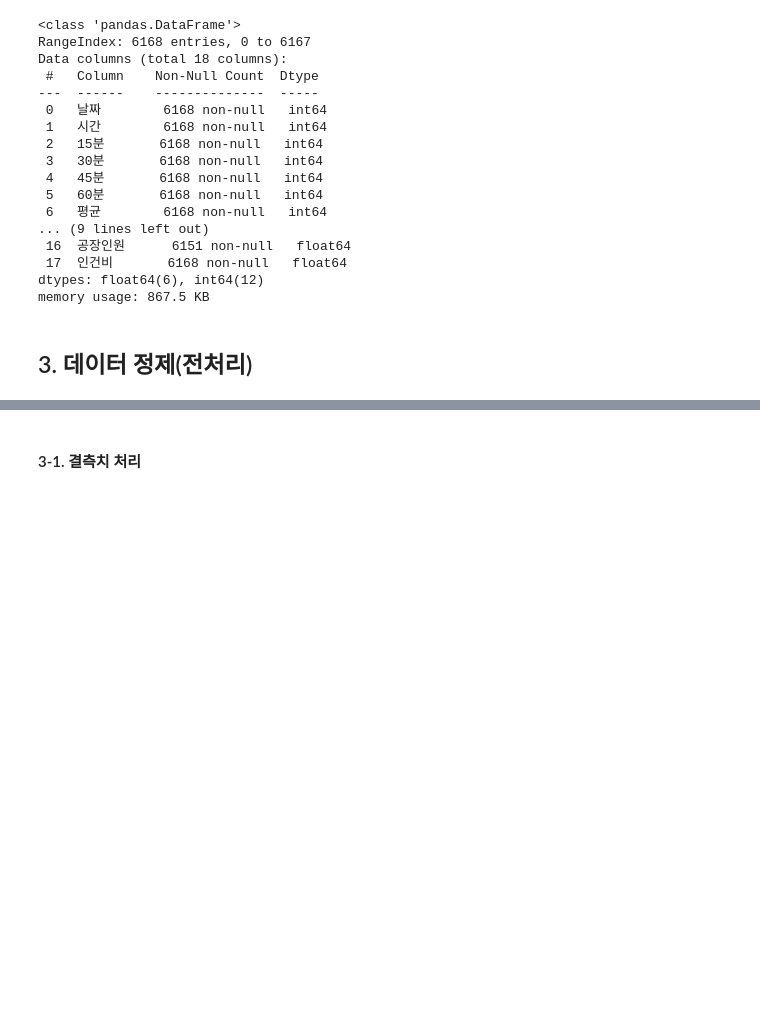
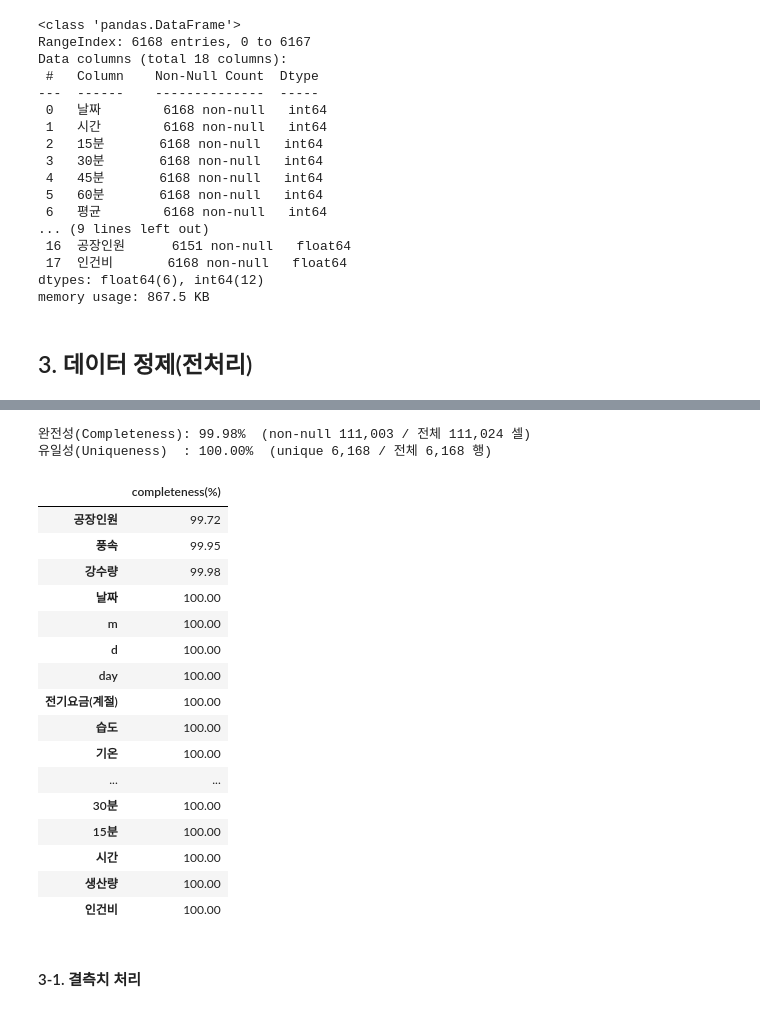
Before and after one commit to SeoHyun1024/kamp-resource-optimization-benchmark, a Jupyter notebook: notebooks/01_preprocessing.ipynb, the cells around one changed output, grey strips where cells are left out. Drawn from its saved outputs; the diff is of its cells as text; code cells hidden in the pictures; blank space fills up the shorter version.

```diff
--- a/notebooks/01_preprocessing.ipynb
+++ b/notebooks/01_preprocessing.ipynb
@@ -51,3 +58,37 @@ memory usage: 867.5 KB
+# %%
+total_cells = df.size
+non_null_cells = df.notna().sum().sum()
+completeness = non_null_cells / total_cells * 100
+
+total_rows = len(df)
+unique_rows = len(df.drop_duplicates())
+uniqueness = unique_rows / total_rows * 100
+
+print(f"완전성(Completeness): {completeness:.2f}%  (non-null {non_null_cells:,} / 전체 {total_cells:,} 셀)")
+print(f"유일성(Uniqueness)  : {uniqueness:.2f}%  (unique {unique_rows:,} / 전체 {total_rows:,} 행)")
+
+column_completeness = (df.notna().mean() * 100).round(2).sort_values().rename("completeness(%)")
+column_completeness.to_frame()
+# %% [output]
+완전성(Completeness): 99.98%  (non-null 111,003 / 전체 111,024 셀)
+유일성(Uniqueness)  : 100.00%  (unique 6,168 / 전체 6,168 행)
+|  | completeness(%) |
+| 공장인원 | 99.72 |
+| 풍속 | 99.95 |
+| 강수량 | 99.98 |
+| 날짜 | 100.00 |
+| m | 100.00 |
+| d | 100.00 |
+| day | 100.00 |
+| 전기요금(계절) | 100.00 |
+| 습도 | 100.00 |
+| 기온 | 100.00 |
+| ... | ... |
+| 30분 | 100.00 |
+| 15분 | 100.00 |
+| 시간 | 100.00 |
+| 생산량 | 100.00 |
+| 인건비 | 100.00 |
 # %% [markdown]
 #### 3-1. 결측치 처리
 # %%
```
Also changed, not shown: parts of 4 cells of this notebook, 6 other files.
